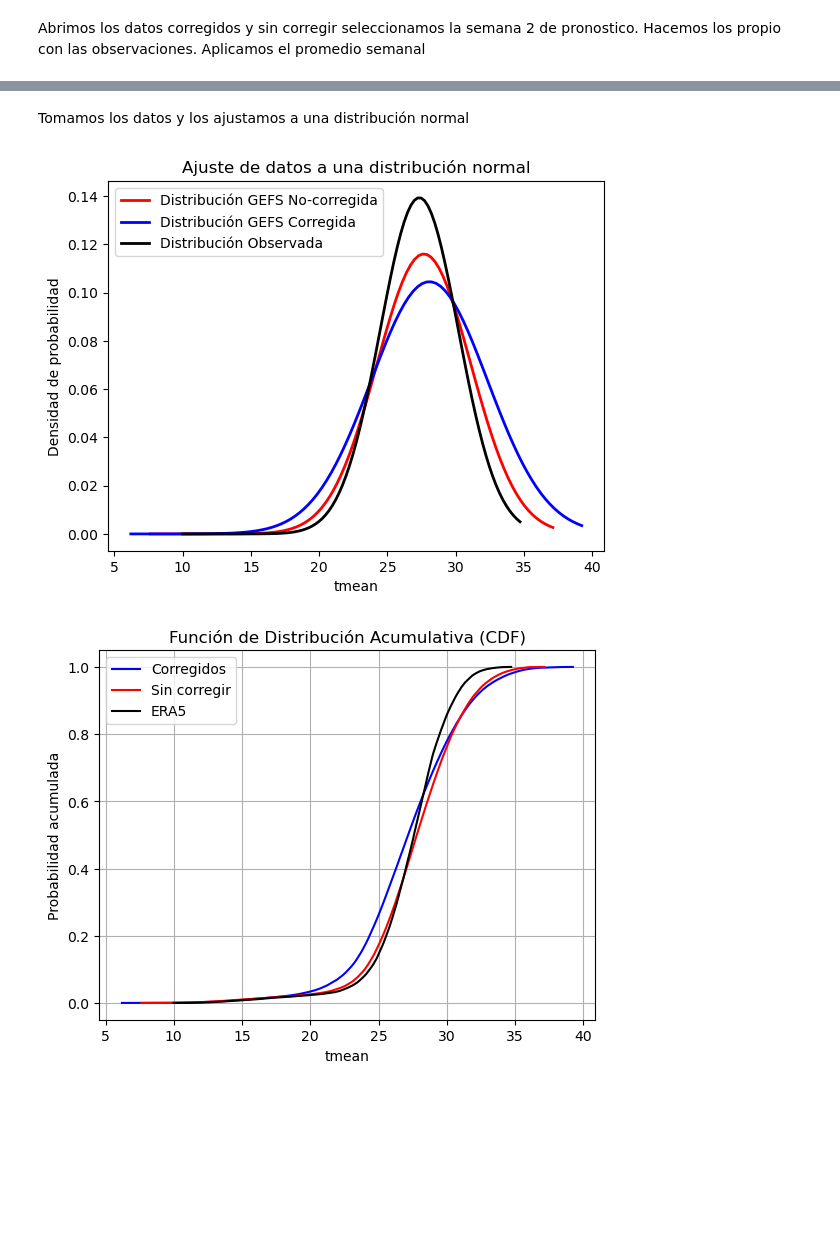
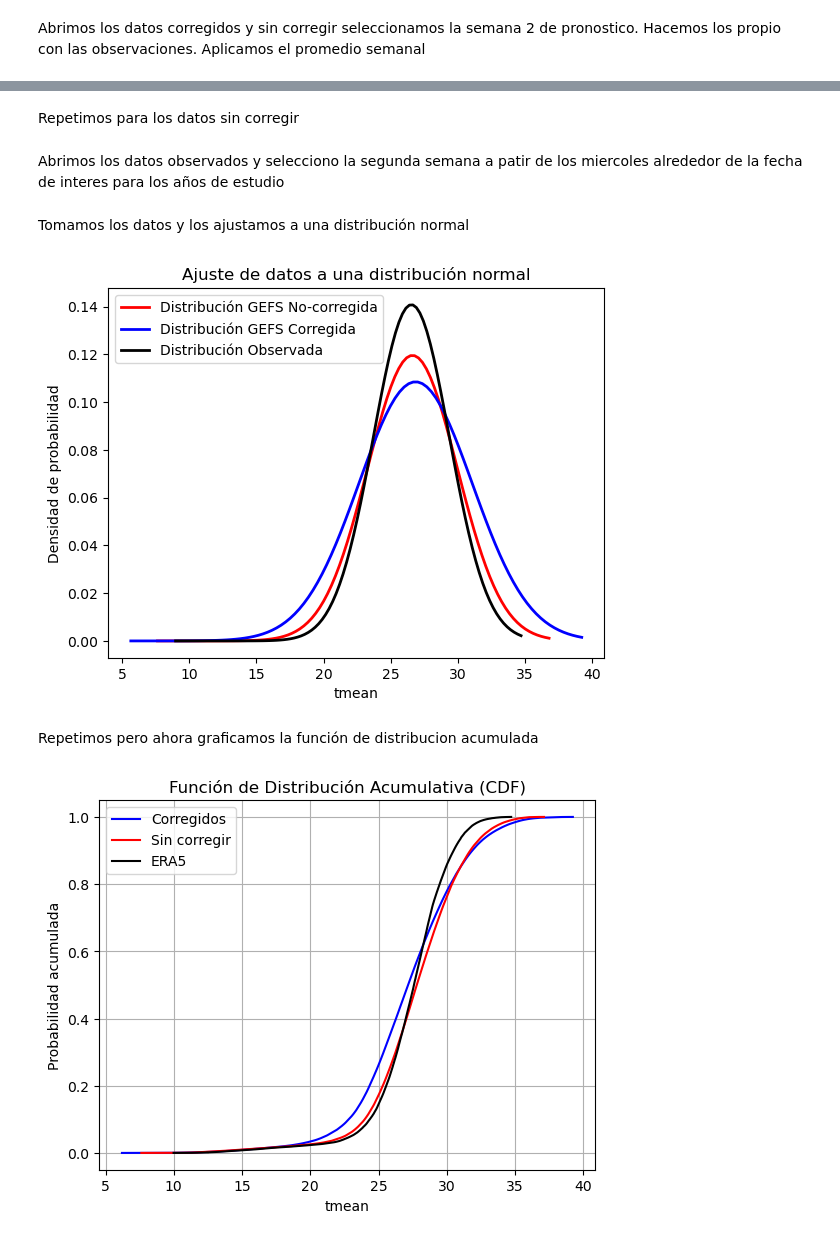
Before and after one commit to CRC-SAS/documentation_crc_sas, a Jupyter notebook: source/SISSA_database/tutoriales_python/Tutorial_temperatura_weekly.ipynb, the cells around one changed output, grey strips where cells are left out. Drawn from its saved outputs; the diff is of its cells as text; code cells hidden in the pictures; blank space fills up the shorter version.

Commit message:
Actualizaciones scripts online
Se actualizan scripts de python para trabajar con el dato en linea. Se actualiza un script en R

```diff
--- a/source/SISSA_database/tutoriales_python/Tutorial_temperatura_weekly.ipynb
+++ b/source/SISSA_database/tutoriales_python/Tutorial_temperatura_weekly.ipynb
@@ -99,0 +110,2 @@ Data variables:
+# %% [markdown]
+Repetimos para los datos sin corregir
@@ -100,37 +137,66 @@ Data variables:
+# %% [markdown]
+Abrimos los datos observados y selecciono la segunda semana a patir de los miercoles alrededor de la fecha de interes para los años de estudio
+# %%
+# Obtenemos los datos de ERA5
+fs = s3fs.S3FileSystem(anon=True)
+BUCKET_NAME = 'sissa-forecast-database'
+tforecast = 'ERA5'
+modelo = 'ERA5'
+list_df = []
+PATH = tforecast + '/' + variable
+remote_files = fs.glob('s3://' + BUCKET_NAME + '/' + PATH + '/' + '*.nc')
+# Iterate through remote_files to create a fileset
+fileset = [fs.open(file) for file in remote_files]
+data = xr.open_mfdataset(fileset, combine='nested', concat_dim='time')
+data = data.sel(latitude=slice(lat_n, lat_s), longitude=slice(lon_w, lon_e))
+
+for i in np.arange(2010, 2020, 1):
+    loop_date = ref_date.replace(year=i) - timedelta(days=15)
+    while loop_date < (ref_date.replace(year=i) + timedelta(days=15)):
+        if loop_date.weekday() == 2:
+            era = data.sel(time= slice(loop_date + timedelta(days=8), loop_date + timedelta(days=14))).mean('time')
+            era['S'] = loop_date
+            list_df.append(era)
+
+        loop_date += timedelta(days=1)
+ds_era = xr.concat(list_df, dim='S')
+ds_era = ds_era.compute()
 # %% [markdown]
 Tomamos los datos y los ajustamos a una distribución normal
 # %%
 # Ajuste de los datos a una distribución normal
-aux =ds_uncal_w2[variable].values.flat
-aux_cor =ds_corr_w2[variable].values.flat
+aux =ds_uncal[variable].values.flat
+aux_cor =ds_corr[variable].values.flat
 aux_era = ds_era[variable].values.flat[~np.isnan(ds_era[variable].values.flat)]
 
 media_estimada = np.mean(aux)
 desviacion_estimada = np.std(aux)
 media_estimada_cor = np.mean(aux_cor)
 desviacion_estimada_cor = np.std(aux_cor)
 media_estimada_era = np.nanmean(aux_era)
 desviacion_estimada_era = np.nanstd(aux_era)
 
 x = np.linspace(np.min(aux), np.max(aux), 100)
 y = norm.pdf(x, media_estimada, desviacion_estimada)
 plt.plot(x, y, 'r-', lw=2, label='Distribución GEFS No-corregida')
 
 x_cor = np.linspace(np.min(aux_cor), np.max(aux_cor), 100)
 y_cor = norm.pdf(x, media_estimada_cor, desviacion_estimada_cor)
 plt.plot(x_cor, y_cor, 'b-', lw=2, label='Distribución GEFS Corregida')
 
 x_era = np.linspace(np.min(aux_era), np.max(aux_era), 100)
 y_era = norm.pdf(x_era, media_estimada_era, desviacion_estimada_era)
 plt.plot(x_era, y_era, 'k-', lw=2, label='Distribución Observada')
 
 plt.xlabel(variable)
 plt.ylabel('Densidad de probabilidad')
 plt.title('Ajuste de datos a una distribución normal')
 plt.legend()
 plt.show()
 # %% [output]
-[figure, old version]
+[figure, new version]
+# %% [markdown]
+Repetimos pero ahora graficamos la función de distribucion acumulada
 # %%
 x_ordenados1, cdf1 = calcular_cdf(aux_cor)
 x_ordenados2, cdf2 = calcular_cdf(aux)
```
Also changed, not shown: parts of 10 cells of this notebook, 3 other files.
